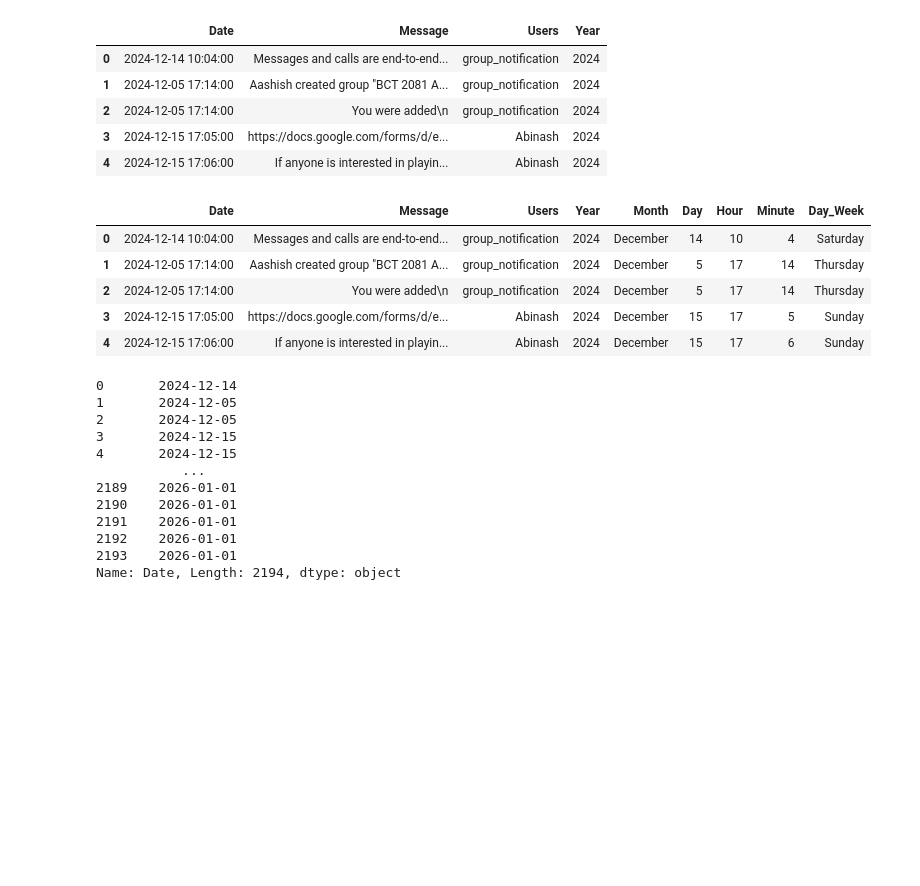
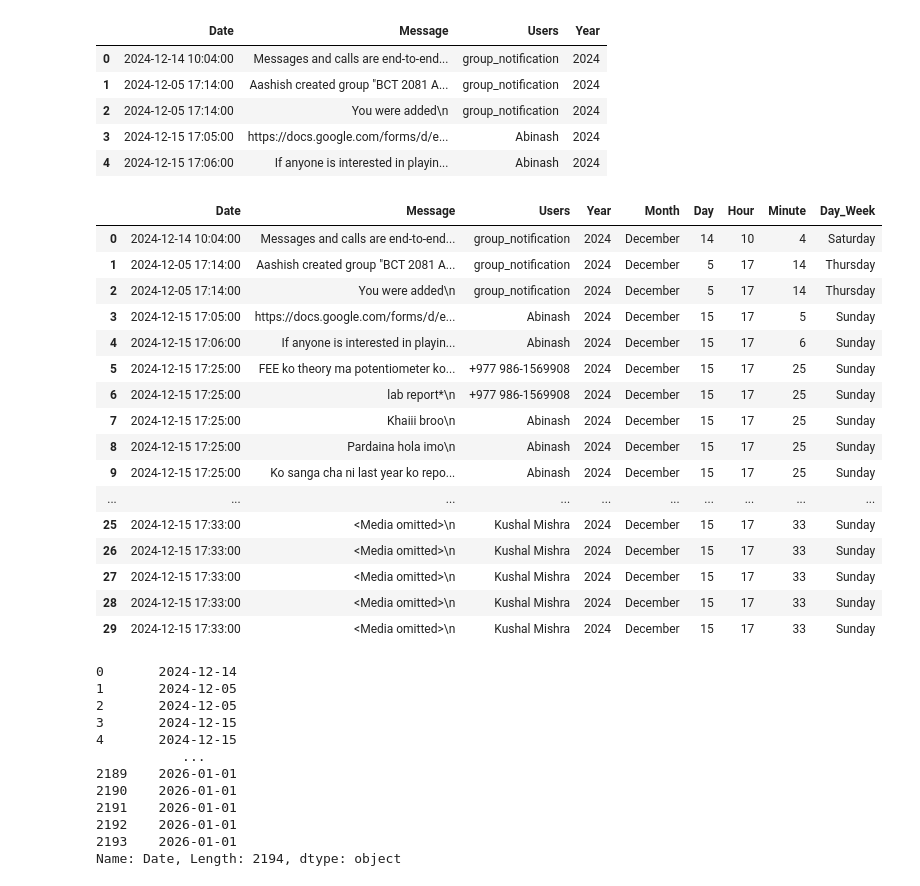
Before and after one commit to abishekparajuli-np/Whatsapp_Chat_Analysis, a Jupyter notebook: test_notebook.ipynb, the cells around one changed output. Saved outputs shown, nothing was run; the diff lists cells and outputs as text; code cells hidden in the pictures; blank space fills up the shorter version.

```diff
--- a/test_notebook.ipynb
+++ b/test_notebook.ipynb
@@ -107,14 +107,25 @@ msg_df['Minute']=msg_df['Date'].dt.minute
 # %%
 msg_df['Day_Week']=msg_df['Date'].dt.day_name()
 # %%
-msg_df.head()
+msg_df.head(30)
 # %% [output]
 |  | Date | Message | Users | Year | Month | Day | Hour | Minute | Day_Week |
 | 0 | 2024-12-14 10:04:00 | Messages and calls are end-to-end... | group_notification | 2024 | December | 14 | 10 | 4 | Saturday |
 | 1 | 2024-12-05 17:14:00 | Aashish created group "BCT 2081 A... | group_notification | 2024 | December | 5 | 17 | 14 | Thursday |
 | 2 | 2024-12-05 17:14:00 | You were added\n | group_notification | 2024 | December | 5 | 17 | 14 | Thursday |
 | 3 | 2024-12-15 17:05:00 | https://docs.google.com/forms/d/e... | Abinash | 2024 | December | 15 | 17 | 5 | Sunday |
 | 4 | 2024-12-15 17:06:00 | If anyone is interested in playin... | Abinash | 2024 | December | 15 | 17 | 6 | Sunday |
+| 5 | 2024-12-15 17:25:00 | FEE ko theory ma potentiometer ko... | +977 986-1569908 | 2024 | December | 15 | 17 | 25 | Sunday |
+| 6 | 2024-12-15 17:25:00 | lab report*\n | +977 986-1569908 | 2024 | December | 15 | 17 | 25 | Sunday |
+| 7 | 2024-12-15 17:25:00 | Khaiii broo\n | Abinash | 2024 | December | 15 | 17 | 25 | Sunday |
+| 8 | 2024-12-15 17:25:00 | Pardaina hola imo\n | Abinash | 2024 | December | 15 | 17 | 25 | Sunday |
+| 9 | 2024-12-15 17:25:00 | Ko sanga cha ni last year ko repo... | Abinash | 2024 | December | 15 | 17 | 25 | Sunday |
+| ... | ... | ... | ... | ... | ... | ... | ... | ... | ... |
+| 25 | 2024-12-15 17:33:00 | <Media omitted>\n | Kushal Mishra | 2024 | December | 15 | 17 | 33 | Sunday |
+| 26 | 2024-12-15 17:33:00 | <Media omitted>\n | Kushal Mishra | 2024 | December | 15 | 17 | 33 | Sunday |
+| 27 | 2024-12-15 17:33:00 | <Media omitted>\n | Kushal Mishra | 2024 | December | 15 | 17 | 33 | Sunday |
+| 28 | 2024-12-15 17:33:00 | <Media omitted>\n | Kushal Mishra | 2024 | December | 15 | 17 | 33 | Sunday |
+| 29 | 2024-12-15 17:33:00 | <Media omitted>\n | Kushal Mishra | 2024 | December | 15 | 17 | 33 | Sunday |
 # %%
 msg_df['Date'].dt.date
 # %% [output]
```
Also changed, not shown: parts of 6 cells of this notebook, 6 other files.
